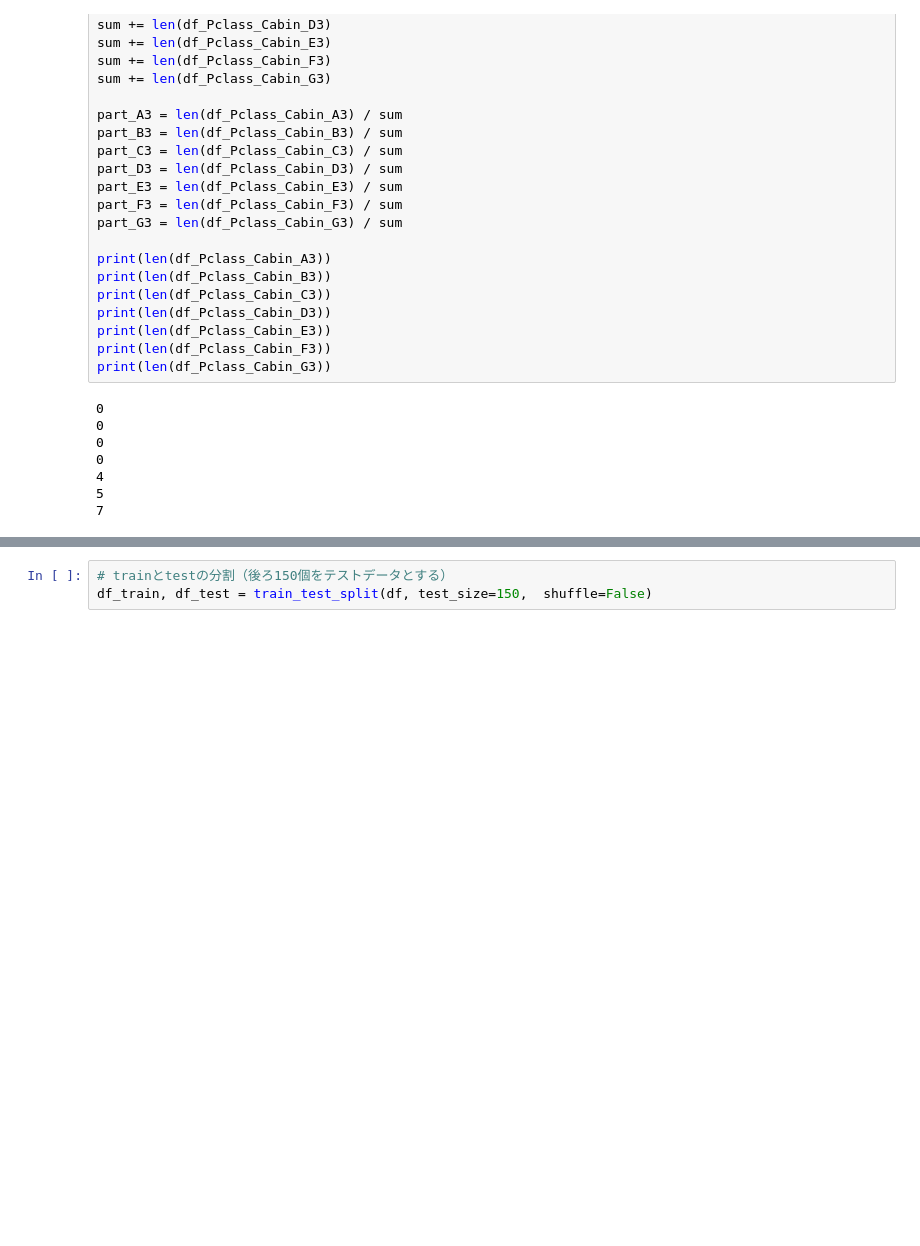
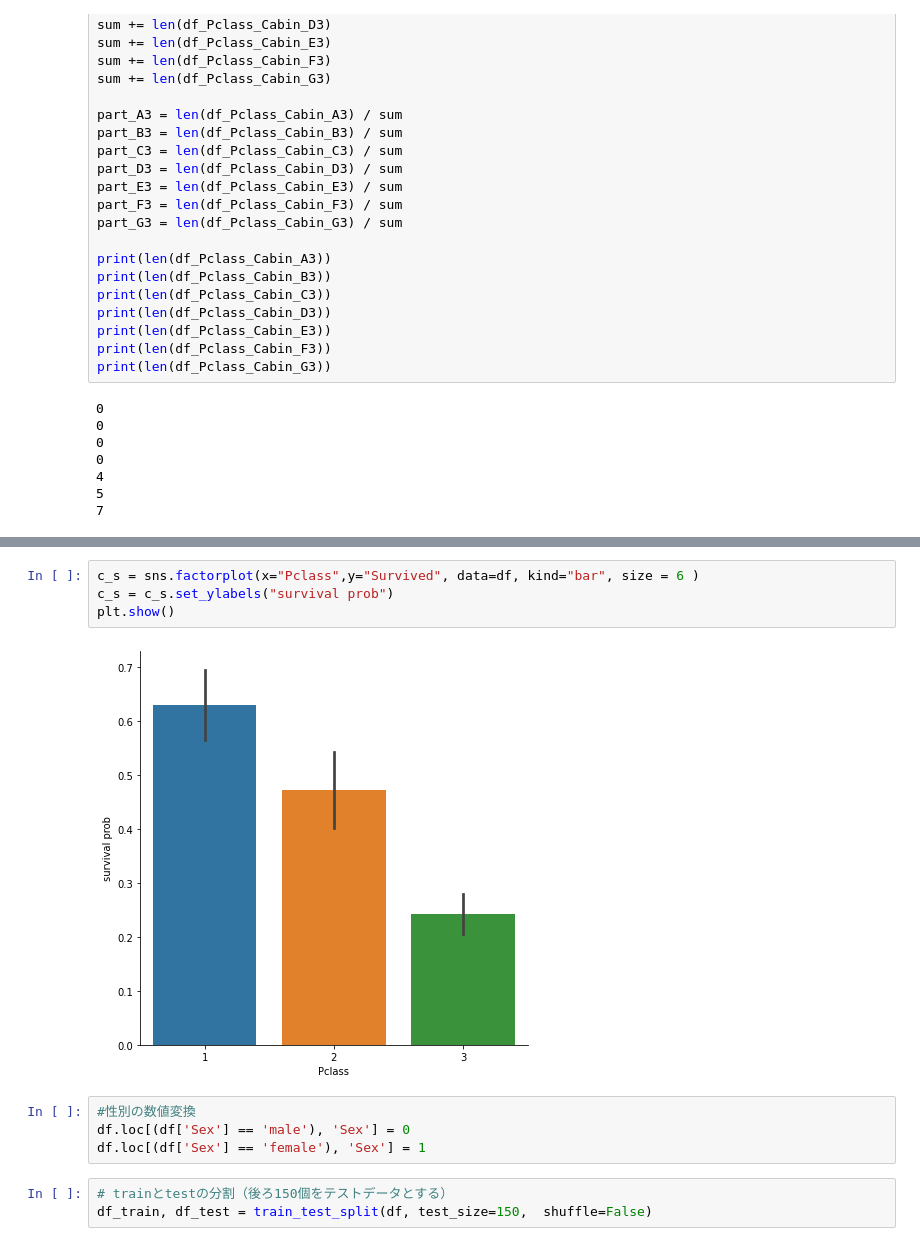
Before and after one commit to YushiroDodo63/Machine_Learning, a Jupyter notebook: workspace/homework.ipynb, the cells around one changed output, grey strips where cells are left out. Drawn from its saved outputs; the diff is of its cells as text; blank space fills up the shorter version.

```diff
--- a/workspace/homework.ipynb
+++ b/workspace/homework.ipynb
@@ -198,3 +278,13 @@ df.loc[(df['Cabin'].str.contains('G',  na=False)), 'Cabin'] = 6
+# %%
+c_s = sns.factorplot(x="Pclass",y="Survived", data=df, kind="bar", size = 6 )
+c_s = c_s.set_ylabels("survival prob")
+plt.show()
+# %% [output]
+[figure, added]
+# %%
+#性別の数値変換
+df.loc[(df['Sex'] == 'male'), 'Sex'] = 0
+df.loc[(df['Sex'] == 'female'), 'Sex'] = 1
 # %%
 # trainとtestの分割（後ろ150個をテストデータとする）
 df_train, df_test = train_test_split(df, test_size=150,  shuffle=False)
```
Also changed, not shown: parts of 13 cells of this notebook, 2 other files.
